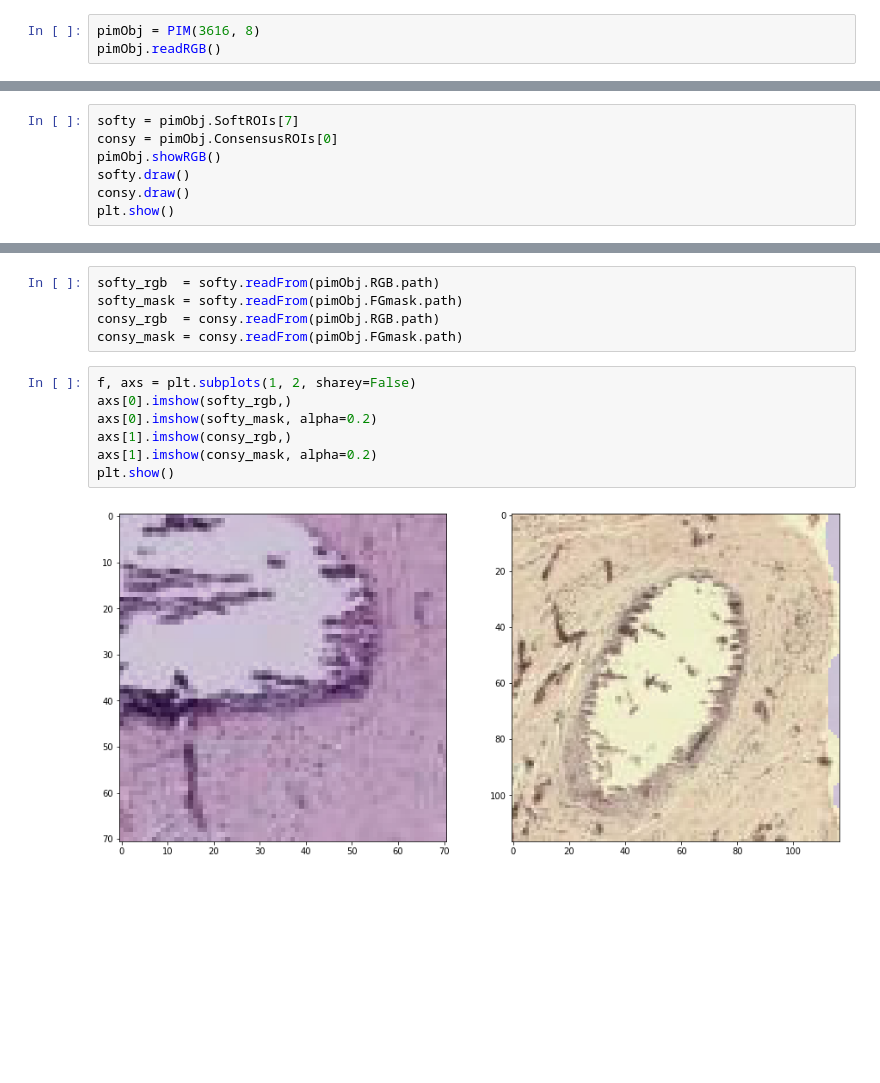
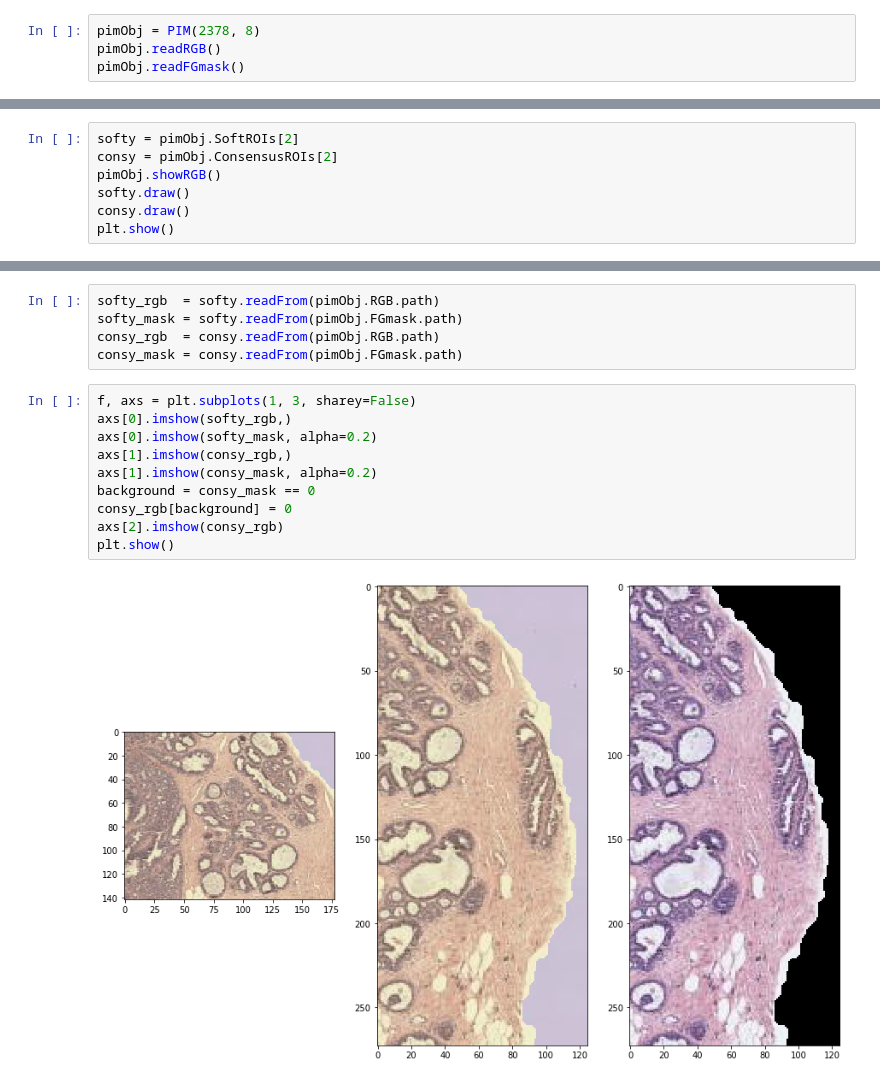
Before and after one commit to canermercancs/Deep-Learning-for-Pathology-Image-Analysis, a Jupyter notebook: Playground.ipynb, the cells around one changed output, grey strips where cells are left out. Cells and saved outputs as stored; diff of their text form; blank space fills up the shorter version.

```diff
--- a/Playground.ipynb
+++ b/Playground.ipynb
@@ -9,5 +8,6 @@ import h5py
 # configure the plot sizes
 plt.rcParams['figure.figsize'] = [15, 10]
 # %%
-pimObj = PIM(3616, 8)
+pimObj = PIM(2378, 8)
 pimObj.readRGB()
+pimObj.readFGmask()
@@ -37,6 +51,6 @@ Consensus Diagnoses: ColumnarCellHyperplasiaColumnarCellChange, DuctalCarcinomaI
 # %%
-softy = pimObj.SoftROIs[7]
-consy = pimObj.ConsensusROIs[0]
+softy = pimObj.SoftROIs[2]
+consy = pimObj.ConsensusROIs[2]
 pimObj.showRGB()
 softy.draw()
 consy.draw()
@@ -49,11 +63,14 @@ softy_mask = softy.readFrom(pimObj.FGmask.path)
 consy_rgb  = consy.readFrom(pimObj.RGB.path)
 consy_mask = consy.readFrom(pimObj.FGmask.path)
 # %%
-f, axs = plt.subplots(1, 2, sharey=False)
+f, axs = plt.subplots(1, 3, sharey=False)
 axs[0].imshow(softy_rgb,)
 axs[0].imshow(softy_mask, alpha=0.2)
 axs[1].imshow(consy_rgb,)
 axs[1].imshow(consy_mask, alpha=0.2)
+background = consy_mask == 0
+consy_rgb[background] = 0
+axs[2].imshow(consy_rgb)
 plt.show()
 # %% [output]
-[figure, old version]
+[figure, new version]
```
Also changed, not shown: parts of 7 cells of this notebook.
